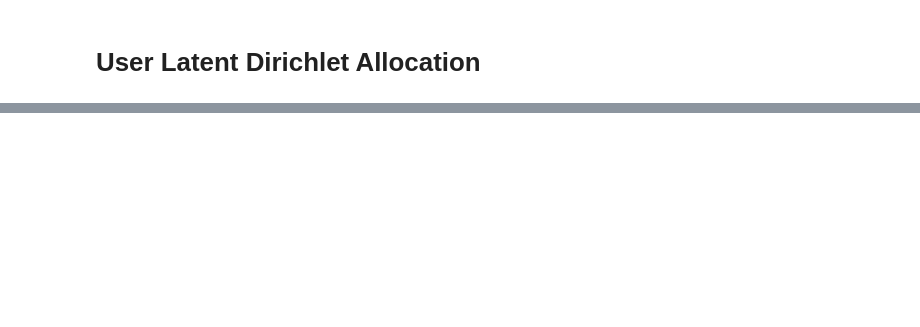
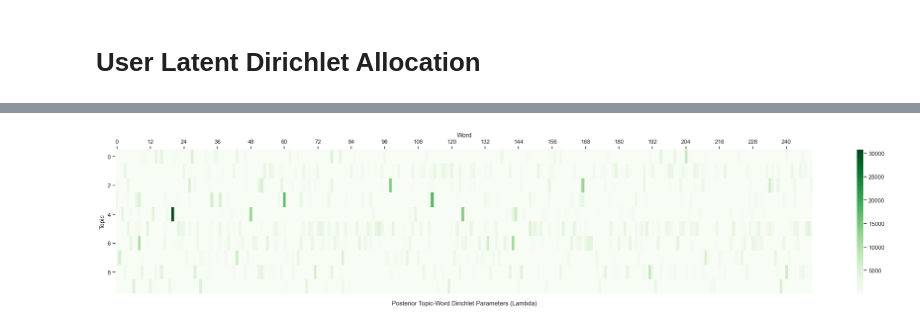
Before and after one commit to kabolat/behavio-temporal-vae, a Jupyter notebook: notebooks/lda_imputation.ipynb, the cells around one changed output, grey strips where cells are left out. Cells and saved outputs as stored; diff of their text form; code cells hidden in the pictures; blank space fills up the shorter version.

```diff
--- a/notebooks/lda_imputation.ipynb
+++ b/notebooks/lda_imputation.ipynb
@@ -261,0 +181,5 @@ plt.plot(centers[freq_estimate], label='Frequency estimate')
+# %%
+X_words = np.zeros((num_users*num_days, VOCAB_SIZE))
+X_words[~missing_idx] = labels_onehot
+X_words = X_words.reshape(num_users, num_days, -1)
+corpus_day, corpus_user = X_words.sum(axis=0), X_words.sum(axis=1)
@@ -261,0 +217,10 @@ plt.plot(centers[freq_estimate], label='Frequency estimate')
+# %%
+NUM_TOPICS = 10
+train_kwargs = {'doc_topic_prior': 1.0/NUM_TOPICS,  ## alpha
+                'topic_word_prior': 1.0/VOCAB_SIZE, ## eta
+                'perp_tol': 5e-2,
+                'max_iter': 100, ## number of epochs
+                'batch_size': 64,
+                'verbose': True,
+                'learning_method': 'online',
+                'evaluate_every': 10}
@@ -261,0 +229,2 @@ plt.plot(centers[freq_estimate], label='Frequency estimate')
+# %%
+model_user = LDA(NUM_TOPICS, **train_kwargs).fit(corpus_user)
@@ -261,0 +249,23 @@ plt.plot(centers[freq_estimate], label='Frequency estimate')
+# %%
+lambda_user = model_user.components_
+beta_mean_user = lambda_user / lambda_user.sum(axis=1, keepdims=True)
+gamma_user = model_user._unnormalized_transform(corpus_user)
+theta_mean_user = gamma_user / gamma_user.sum(axis=1, keepdims=True)
+# %%
+fig, ax = plt.subplots(figsize=(30,5))
+im = ax.imshow(lambda_user, aspect='auto', cmap='Greens', interpolation='none')
+ax.set_title('Posterior Topic-Word Dirichlet Parameters (Lambda)', y=-0.1)
+ax.set_ylabel('Topic')
+ax.set_xlabel('Word')
+ax.set_yticks(np.arange(NUM_TOPICS))
+ax.set_xticks(np.arange(VOCAB_SIZE))
+ax.xaxis.tick_top()
+ax.yaxis.tick_left()
+ax.xaxis.set_label_position('top')
+ax.grid(False)
+plt.yticks(np.arange(0, NUM_TOPICS, NUM_TOPICS//5))
+plt.xticks(np.arange(0, VOCAB_SIZE, VOCAB_SIZE//20))
+fig.colorbar(im, ax=ax)
+plt.show()
+# %% [output]
+[figure, added]
```
Also changed, not shown: parts of 117 cells of this notebook, 9 other files.
